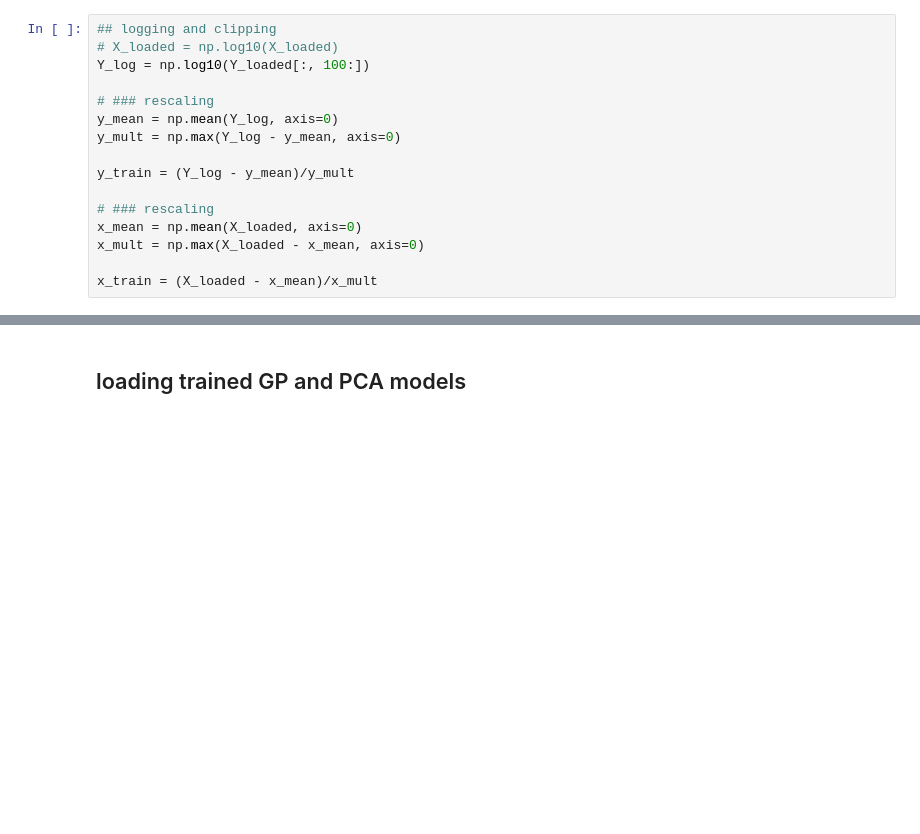
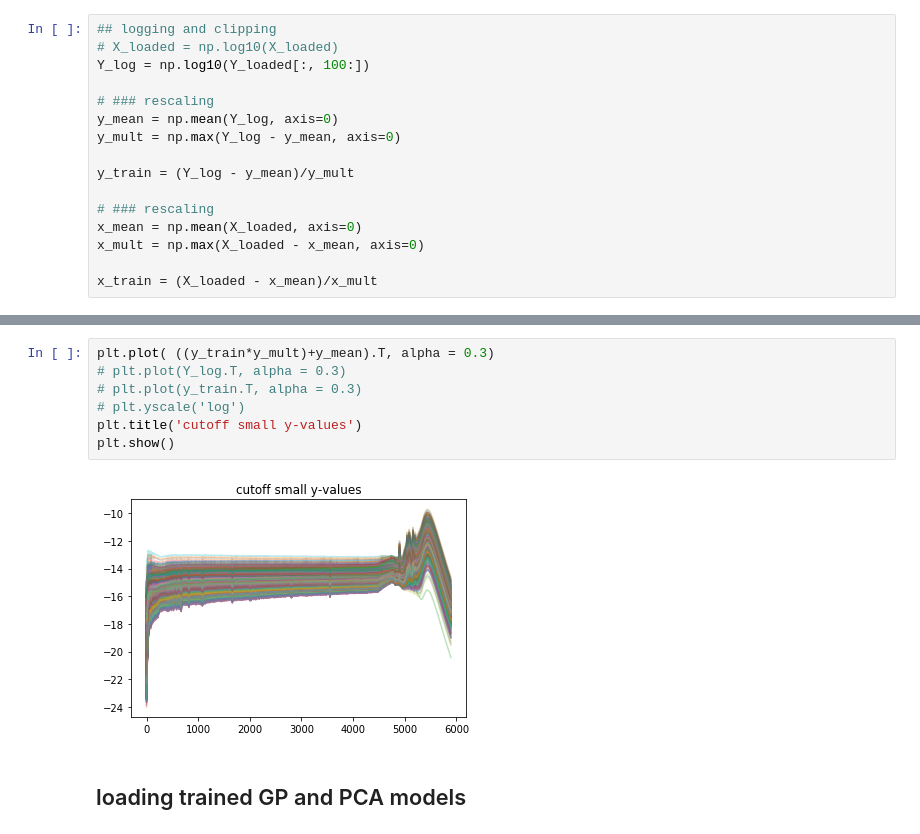
Before and after one commit to mwalmsley/agnfinder, a Jupyter notebook: notebooks/GPemu_test.ipynb, the cells around one changed output, grey strips where cells are left out. Saved outputs shown, nothing was run; the diff lists cells and outputs as text; blank space fills up the shorter version.

```diff
--- a/notebooks/GPemu_test.ipynb
+++ b/notebooks/GPemu_test.ipynb
@@ -65,3 +90,12 @@ x_train = (X_loaded - x_mean)/x_mult
+# %%
+plt.plot( ((y_train*y_mult)+y_mean).T, alpha = 0.3)
+# plt.plot(Y_log.T, alpha = 0.3)
+# plt.plot(y_train.T, alpha = 0.3)
+# plt.yscale('log')
+plt.title('cutoff small y-values')
+plt.show()
+# %% [output]
+[figure, added]
 # %% [markdown]
 ## loading trained GP and PCA models
 # %%
```
Also changed, not shown: parts of 4 cells of this notebook.
